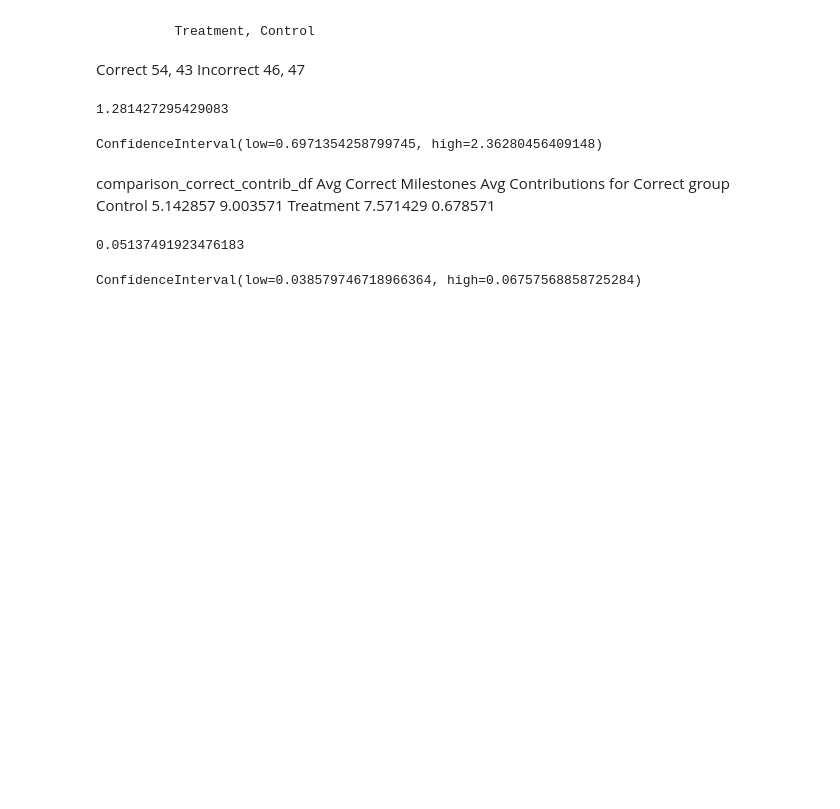
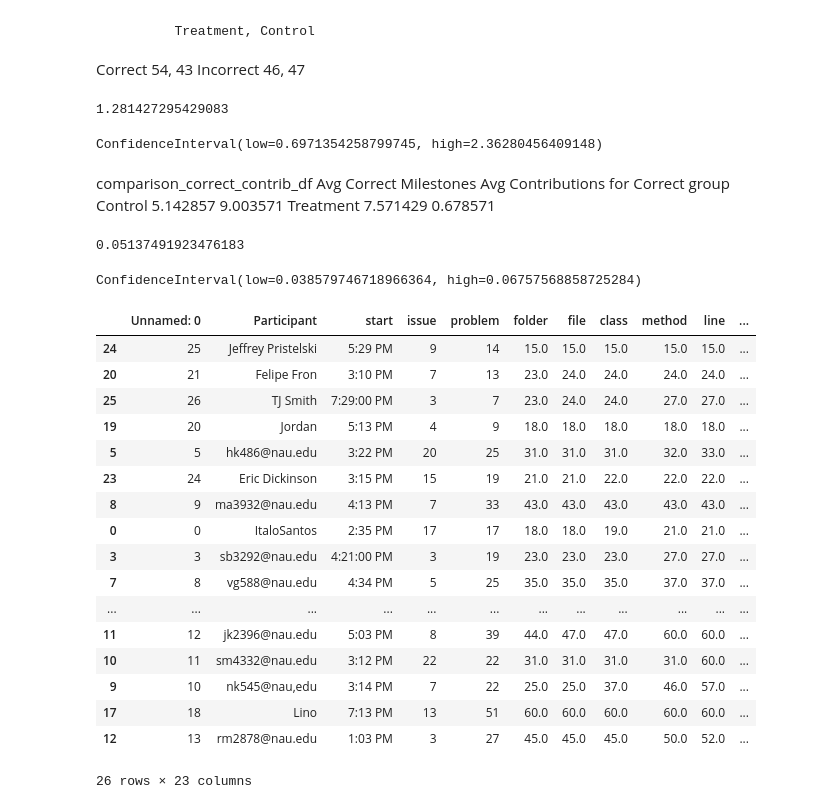
Before and after one commit to fabiojavamarcos/MilestonesExperiments, a Jupyter notebook: plots-Nov24.ipynb, the cells around one changed output. Saved outputs shown, nothing was run; the diff lists cells and outputs as text; code cells hidden in the pictures; blank space fills up the shorter version.

```diff
--- a/plots-Nov24.ipynb
+++ b/plots-Nov24.ipynb
@@ -866,3 +866,35 @@ res.statistic
 res.confidence_interval(confidence_level=0.95)
 # %% [output]
 ConfidenceInterval(low=0.038579746718966364, high=0.06757568858725284)
+# %%
+# Re-import required libraries since the execution environment has reset
+import pandas as pd
+import matplotlib.pyplot as plt
+
+# Reload the dataset
+file_path = './data/dataBinary_milestones_valid_60.csv'
+df = pd.read_csv(file_path)
+
+# Filter and sort rows based on 'implement' column
+df_sorted = df.sort_values(by='implement', ascending=True)
+
+df_sorted
+# %% [output]
+|  | Unnamed: 0 | Participant | start | issue | problem | folder | file | class | method | line | ... |
+| 24 | 25 | Jeffrey Pristelski | 5:29 PM | 9 | 14 | 15.0 | 15.0 | 15.0 | 15.0 | 15.0 | ... |
+| 20 | 21 | Felipe Fron | 3:10 PM | 7 | 13 | 23.0 | 24.0 | 24.0 | 24.0 | 24.0 | ... |
+| 25 | 26 | TJ Smith | 7:29:00 PM | 3 | 7 | 23.0 | 24.0 | 24.0 | 27.0 | 27.0 | ... |
+| 19 | 20 | Jordan | 5:13 PM | 4 | 9 | 18.0 | 18.0 | 18.0 | 18.0 | 18.0 | ... |
+| 5 | 5 | hk486@nau.edu | 3:22 PM | 20 | 25 | 31.0 | 31.0 | 31.0 | 32.0 | 33.0 | ... |
+| 23 | 24 | Eric Dickinson | 3:15 PM | 15 | 19 | 21.0 | 21.0 | 22.0 | 22.0 | 22.0 | ... |
+| 8 | 9 | ma3932@nau.edu | 4:13 PM | 7 | 33 | 43.0 | 43.0 | 43.0 | 43.0 | 43.0 | ... |
+| 0 | 0 | ItaloSantos | 2:35 PM | 17 | 17 | 18.0 | 18.0 | 19.0 | 21.0 | 21.0 | ... |
+| 3 | 3 | sb3292@nau.edu | 4:21:00 PM | 3 | 19 | 23.0 | 23.0 | 23.0 | 27.0 | 27.0 | ... |
+| 7 | 8 | vg588@nau.edu | 4:34 PM | 5 | 25 | 35.0 | 35.0 | 35.0 | 37.0 | 37.0 | ... |
+| ... | ... | ... | ... | ... | ... | ... | ... | ... | ... | ... | ... |
+| 11 | 12 | jk2396@nau.edu | 5:03 PM | 8 | 39 | 44.0 | 47.0 | 47.0 | 60.0 | 60.0 | ... |
+| 10 | 11 | sm4332@nau.edu | 3:12 PM | 22 | 22 | 31.0 | 31.0 | 31.0 | 31.0 | 60.0 | ... |
+| 9 | 10 | nk545@nau,edu | 3:14 PM | 7 | 22 | 25.0 | 25.0 | 37.0 | 46.0 | 57.0 | ... |
+| 17 | 18 | Lino | 7:13 PM | 13 | 51 | 60.0 | 60.0 | 60.0 | 60.0 | 60.0 | ... |
+| 12 | 13 | rm2878@nau.edu | 1:03 PM | 3 | 27 | 45.0 | 45.0 | 45.0 | 50.0 | 52.0 | ... |
+26 rows × 23 columns
```
Also changed, not shown: parts of 3 cells of this notebook, 3 other files.
